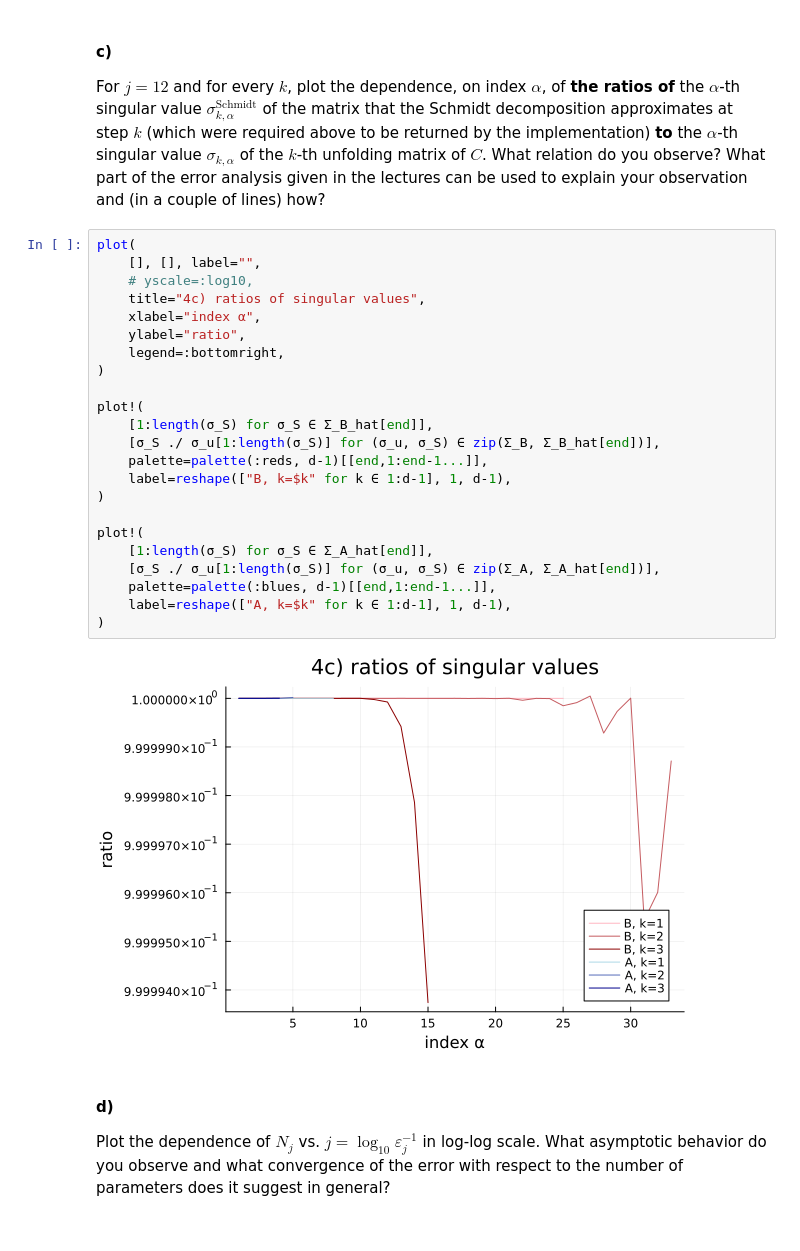
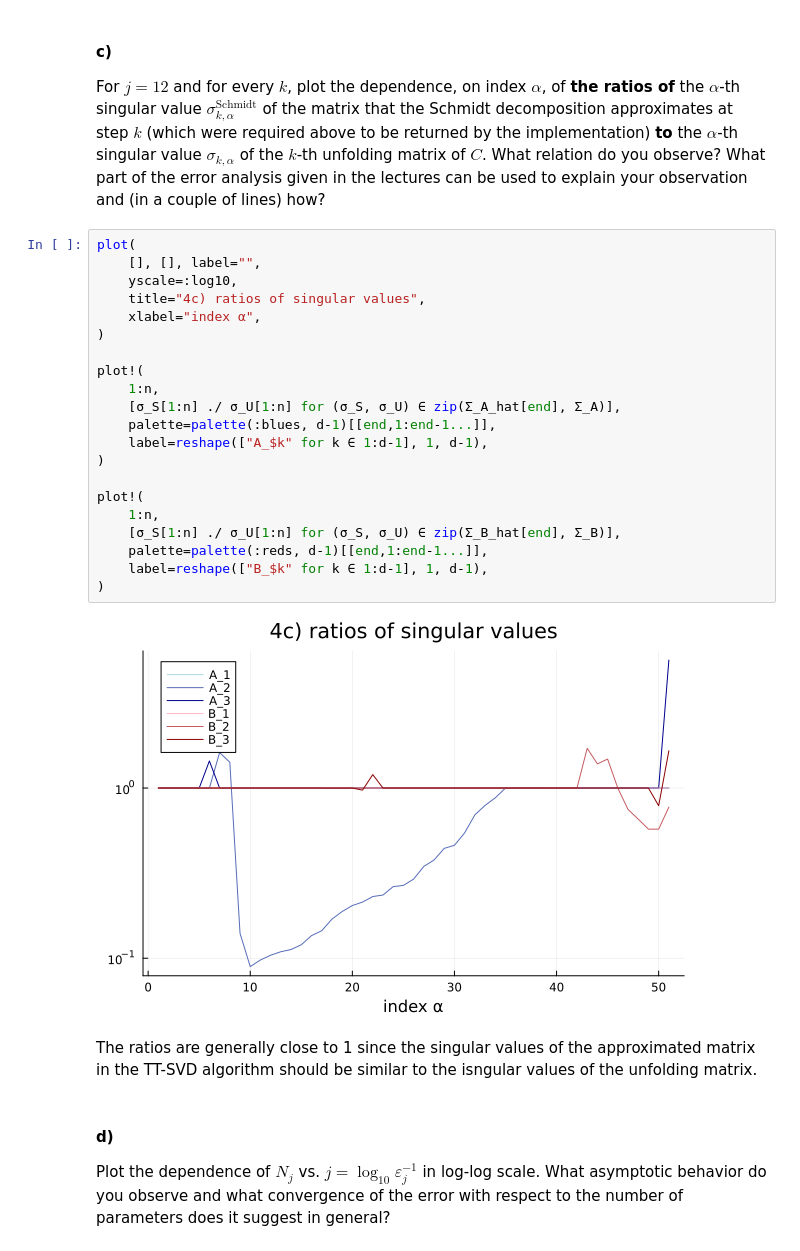
Before and after one commit to maxstollmayer/Tensor-Methods, a Jupyter notebook: hw05_stollmayer.ipynb, the cells around one changed output. Drawn from its saved outputs; the diff is of its cells as text.

```diff
--- a/hw05_stollmayer.ipynb
+++ b/hw05_stollmayer.ipynb
@@ -307,31 +309,31 @@ plot(
 #### c)
 
 For $j = 12$ and for every $k$, plot the dependence, on index $\alpha$, of **the ratios of** the $\alpha$-th singular value $\sigma^{\text{Schmidt}}_{k,\alpha}$ of the matrix that the Schmidt decomposition approximates at step $k$ (which were required above to be returned by the implementation) **to** the $\alpha$-th singular value $\sigma_{k,\alpha}$ of the $k$-th unfolding matrix of $C$. What relation do you observe? What part of the error analysis given in the lectures can be used to explain your observation and (in a couple of lines) how?
-# %%
-plot(
-    [], [], label="",
-    # yscale=:log10,
-    title="4c) ratios of singular values",
-    xlabel="index α",
-    ylabel="ratio",
-    legend=:bottomright,
-)
-
-plot!(
-    [1:length(σ_S) for σ_S ∈ Σ_B_hat[end]],
-    [σ_S ./ σ_u[1:length(σ_S)] for (σ_u, σ_S) ∈ zip(Σ_B, Σ_B_hat[end])],
-    palette=palette(:reds, d-1)[[end,1:end-1...]],
-    label=reshape(["B, k=$k" for k ∈ 1:d-1], 1, d-1),
-)
-
-plot!(
-    [1:length(σ_S) for σ_S ∈ Σ_A_hat[end]],
-    [σ_S ./ σ_u[1:length(σ_S)] for (σ_u, σ_S) ∈ zip(Σ_A, Σ_A_hat[end])],
-    palette=palette(:blues, d-1)[[end,1:end-1...]],
-    label=reshape(["A, k=$k" for k ∈ 1:d-1], 1, d-1),
-)
-# %% [output]
-[figure, removed]
+# %%
+plot(
+    [], [], label="",
+    yscale=:log10,
+    title="4c) ratios of singular values",
+    xlabel="index α",
+)
+
+plot!(
+    1:n,
+    [σ_S[1:n] ./ σ_U[1:n] for (σ_S, σ_U) ∈ zip(Σ_A_hat[end], Σ_A)],
+    palette=palette(:blues, d-1)[[end,1:end-1...]],
+    label=reshape(["A_$k" for k ∈ 1:d-1], 1, d-1),
+)
+
+plot!(
+    1:n,
+    [σ_S[1:n] ./ σ_U[1:n] for (σ_S, σ_U) ∈ zip(Σ_B_hat[end], Σ_B)],
+    palette=palette(:reds, d-1)[[end,1:end-1...]],
+    label=reshape(["B_$k" for k ∈ 1:d-1], 1, d-1),
+)
+# %% [output]
+[figure, added]
+# %% [markdown]
+The ratios are generally close to 1 since the singular values of the approximated matrix in the TT-SVD algorithm should be similar to the isngular values of the unfolding matrix.
 # %% [markdown]
 #### d)
 
```
Also changed, not shown: parts of 16 cells of this notebook.
